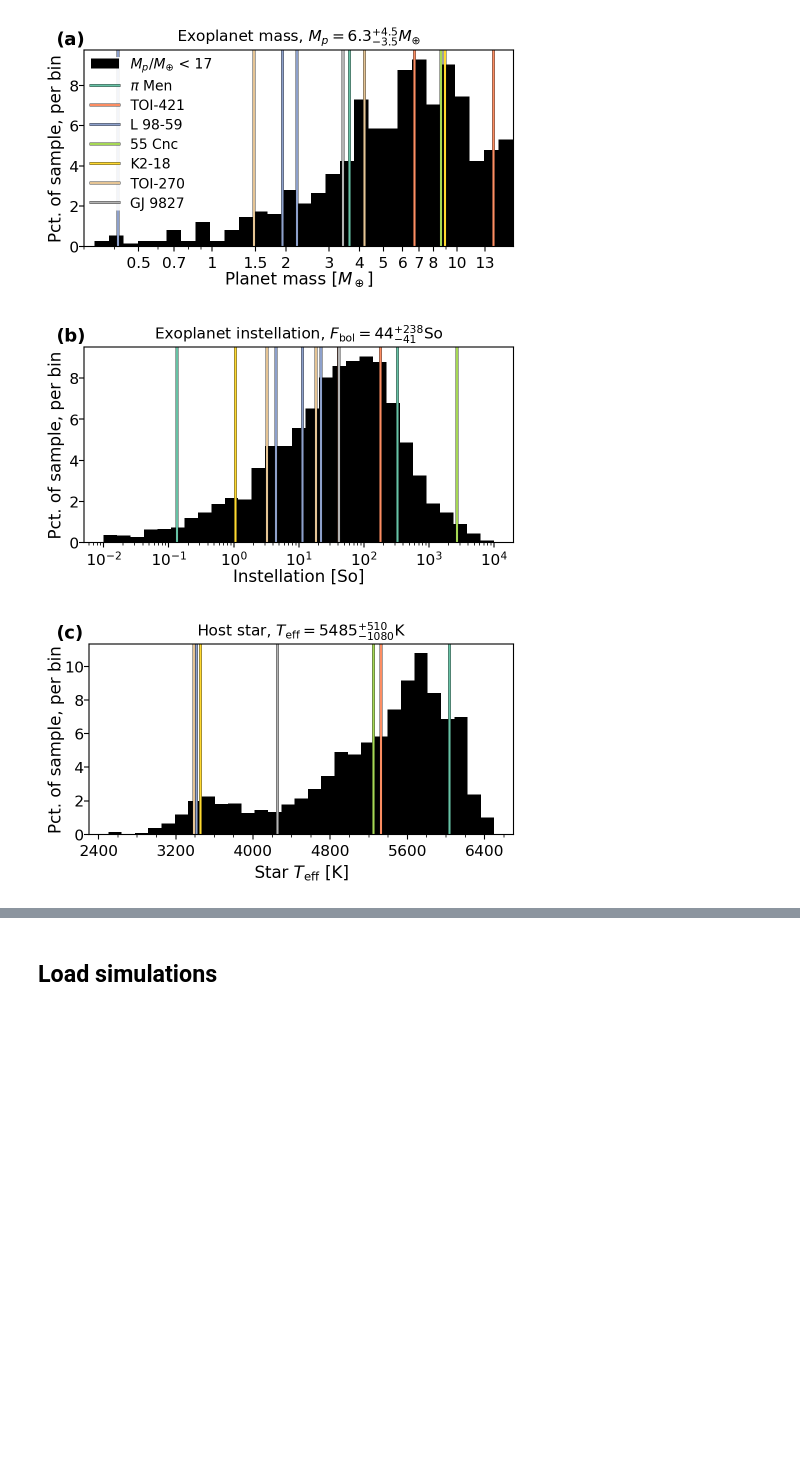
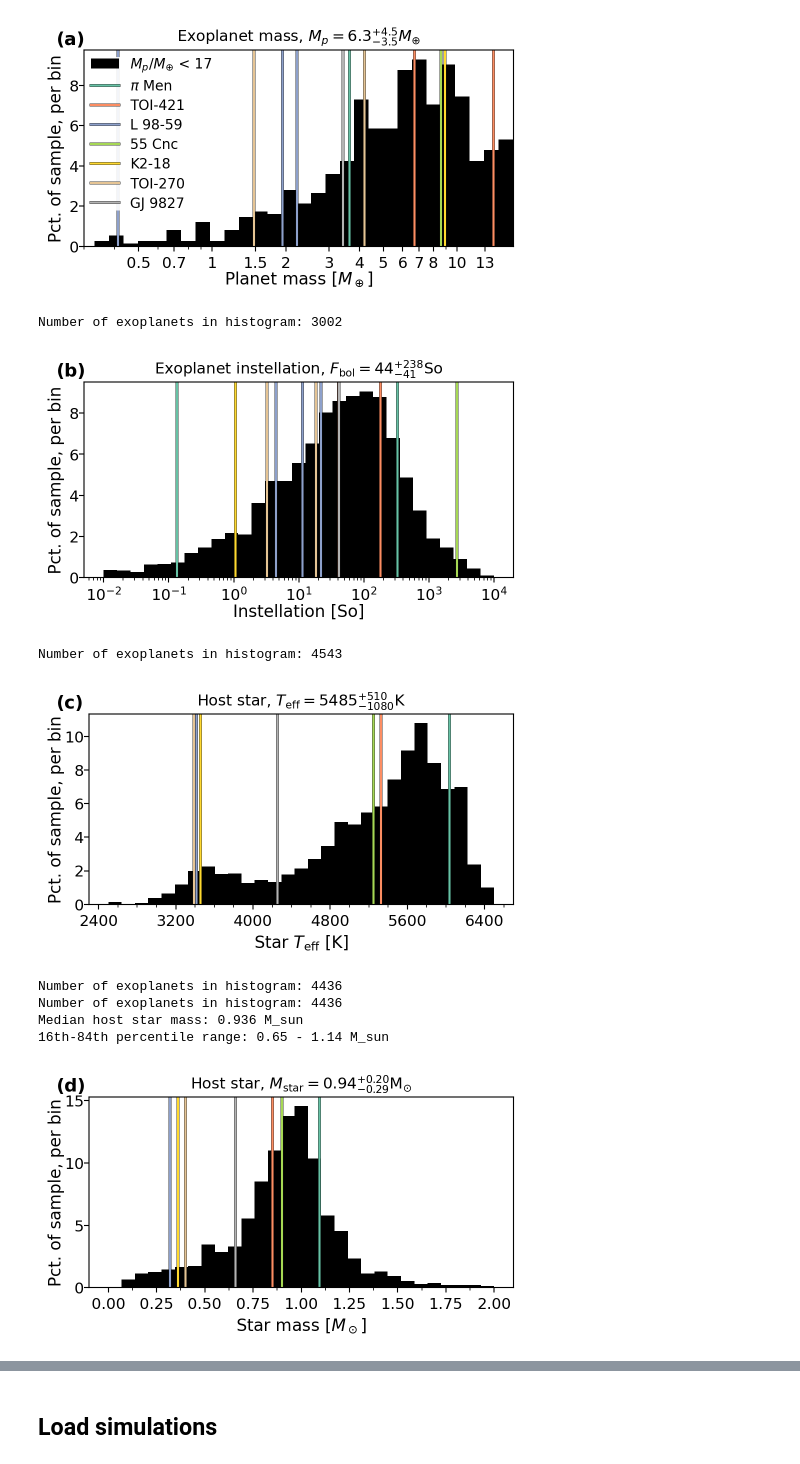
Before and after one commit to nichollsh/InferAGNI, a Jupyter notebook: notebooks/paper_grid.ipynb, the cells around one changed output, grey strips where cells are left out. Cells and saved outputs as stored; diff of their text form; code cells hidden in the pictures; blank space fills up the shorter version.

```diff
--- a/notebooks/paper_grid.ipynb
+++ b/notebooks/paper_grid.ipynb
@@ -444,12 +468,17 @@ S0_arr = []
 for row in exo_dat.iterrows():
     row = row[1]
 
-    if row["mass"] * unit_Mjup > hist_mass_max * unit_Mear:
+    m = row["mass"] * unit_Mjup/ unit_Mear
+    if m > hist_mass_max:
         continue
+    # if not np.isfinite(m):
+    #     continue
 
     S0 = calc_S0_exo(row)
     if 1e-2 < S0 < 1e5:
         S0_arr.append(S0)
+
+print(f"Number of exoplanets in histogram: {len(S0_arr)}")
 
 exo_med_S0 = np.median(S0_arr)
 
@@ -490,19 +519,25 @@ fig.text(0.05,0.92, "(b)", ha="left", va="top", fontsize=13, fontweight="bold")
 fig.savefig(os.path.join(plots_dir, "exo_Fbol.pdf"), dpi=DPI, bbox_inches='tight')
 plt.show()
 # %% [output]
+Number of exoplanets in histogram: 3002
 [figure]
 # %%
 Teff_arr = []
 for row in exo_dat.iterrows():
     row = row[1]
 
-    if row["mass"] * unit_Mjup > hist_mass_max * unit_Mear:
+    m  = row["mass"] * unit_Mjup/ unit_Mear
+    if m > hist_mass_max:
         continue
+    # if not np.isfinite(m):
+    #     continue
 
     if np.isfinite(row["star_teff"]):
         Teff_arr.append(float(row["star_teff"]))
 
 exo_med_Teff = np.median(Teff_arr)
+
+print(f"Number of exoplanets in histogram: {len(Teff_arr)}")
 
 bins = np.linspace(2500, 6500, 30)
 fig,ax = plt.subplots(1,1 , figsize=(5,3))
@@ -541,4 +576,68 @@ fig.text(0.05,0.92, "(c)", ha="left", va="top", fontsize=13, fontweight="bold")
 fig.savefig(os.path.join(plots_dir, "exo_Teff.pdf"), dpi=DPI, bbox_inches='tight')
 plt.show()
 # %% [output]
+Number of exoplanets in histogram: 4543
 [figure]
+# %%
+Mstar_arr = []
+for row in exo_dat.iterrows():
+    row = row[1]
+
+    m  = calc_m_exo(row)
+    if m > hist_mass_max:
+        continue
+    # if not np.isfinite(m):
+    #     continue
+
+    if np.isfinite(row["star_mass"]):
+        Mstar_arr.append(float(row["star_mass"]))
+
+exo_med_Mstar = np.median(Mstar_arr)
+
+print(f"Number of exoplanets in histogram: {len(Mstar_arr)}")
+
+bins = np.linspace(0, 2.0, 30)
+fig,ax = plt.subplots(1,1 , figsize=(5,3))
+
+weights = np.full_like(Mstar_arr, 100/len(Mstar_arr))
+ax.hist(Mstar_arr, bins=bins, color='k', label=hist_label, histtype='stepfilled', weights=weights)
+
+for i,sys in enumerate(exo_named):
+    col = exo_colors[i]
+    pl = sys[0]
+    lbl = " ".join(pl.split(" ")[:-1])
+    row = exo_dat[exo_dat["name"]==pl].iloc[0]
+    ax.axvline(float(row["star_mass"]), color=col, label=lbl, path_effects=_pe, lw=_lw)
+
+fmt = "%.2f"
+exo_Mstar_med = np.median(Mstar_arr)
+exo_Mstar_erp = np.percentile(Mstar_arr, 84) - exo_Mstar_med
+exo_Mstar_erm = exo_Mstar_med - np.percentile(Mstar_arr, 16)
+title = r"Host star, $M_{\rm star} = " + str(fmt)%exo_Mstar_med + " ^{+"+ str(fmt)%exo_Mstar_erp + "}_{-" + str(fmt)%exo_Mstar_erm + r"} \rm M_{\odot}$"
+
+print(f"Number of exoplanets in histogram: {len(Mstar_arr)}")
+print(f"Median host star mass: {exo_Mstar_med:g} M_sun")
+print(f"16th-84th percentile range: {np.percentile(Mstar_arr, 16):g} - {np.percentile(Mstar_arr, 84):g} M_sun")
+
+# ax.legend(ncols=1, fontsize=9, framealpha=1)
+ax.xaxis.set_major_locator(mpl.ticker.MultipleLocator(0.25))
+ax.xaxis.set_minor_locator(mpl.ticker.MultipleLocator(0.125))
+ax.tick_params(axis='x', labelrotation=0, labelsize=11)
+ax.set_xlabel(varprops["Mstar"].label)
+ax.set_title(title, fontsize=11)
+
+ax.set_ylabel("Pct. of sample, per bin", labelpad=0.1)
+ax.yaxis.set_major_formatter(mpl.ticker.FormatStrFormatter("%2.0f"))
+ax.tick_params(axis='y', labelrotation=0, labelsize=11, pad=-0.0)
+
+fig.tight_layout()
+fig.text(0.05,0.92, "(d)", ha="left", va="top", fontsize=13, fontweight="bold")
+
+fig.savefig(os.path.join(plots_dir, "exo_Mstar.pdf"), dpi=DPI, bbox_inches='tight')
+plt.show()
+# %% [output]
+Number of exoplanets in histogram: 4436
+Number of exoplanets in histogram: 4436
+Median host star mass: 0.936 M_sun
+16th-84th percentile range: 0.65 - 1.14 M_sun
+[figure, added]
```
Also changed, not shown: parts of 9 cells of this notebook, 1 other file.
